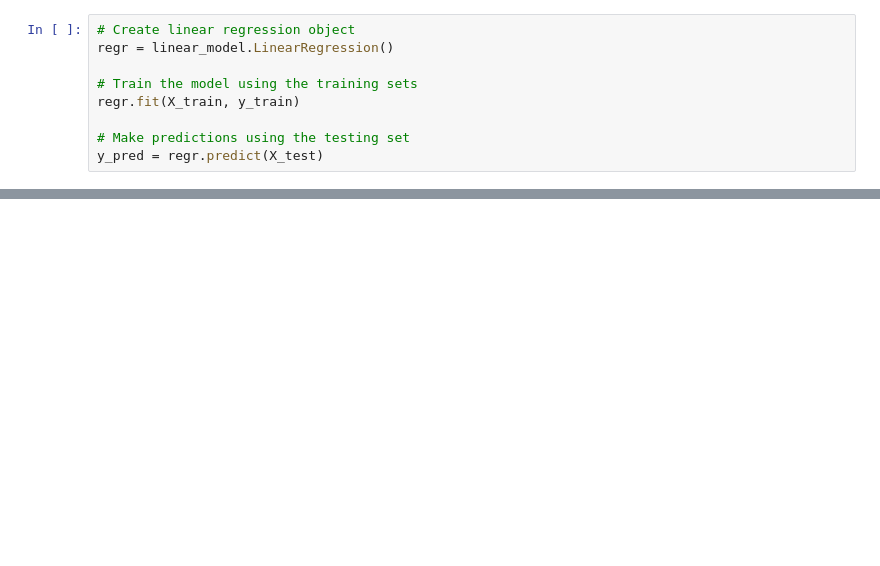
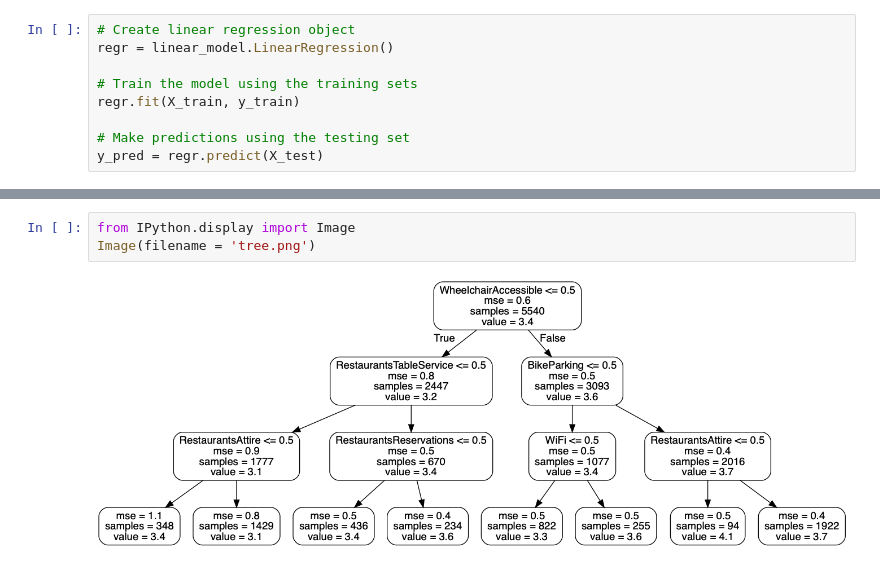
Before and after one commit to nirupampratap/fall2018cse6242, a Jupyter notebook: src/python/prashanth/attributes model.ipynb, the cells around one changed output, grey strips where cells are left out. Cells and saved outputs as stored; diff of their text form; blank space fills up the shorter version.

```diff
--- a/src/python/prashanth/attributes model.ipynb
+++ b/src/python/prashanth/attributes model.ipynb
@@ -250,0 +363,5 @@ WheelchairAccessible
+# %%
+from IPython.display import Image
+Image(filename = 'tree.png')
+# %% [output]
+[figure, added]
```
Also changed, not shown: parts of 17 cells of this notebook.
